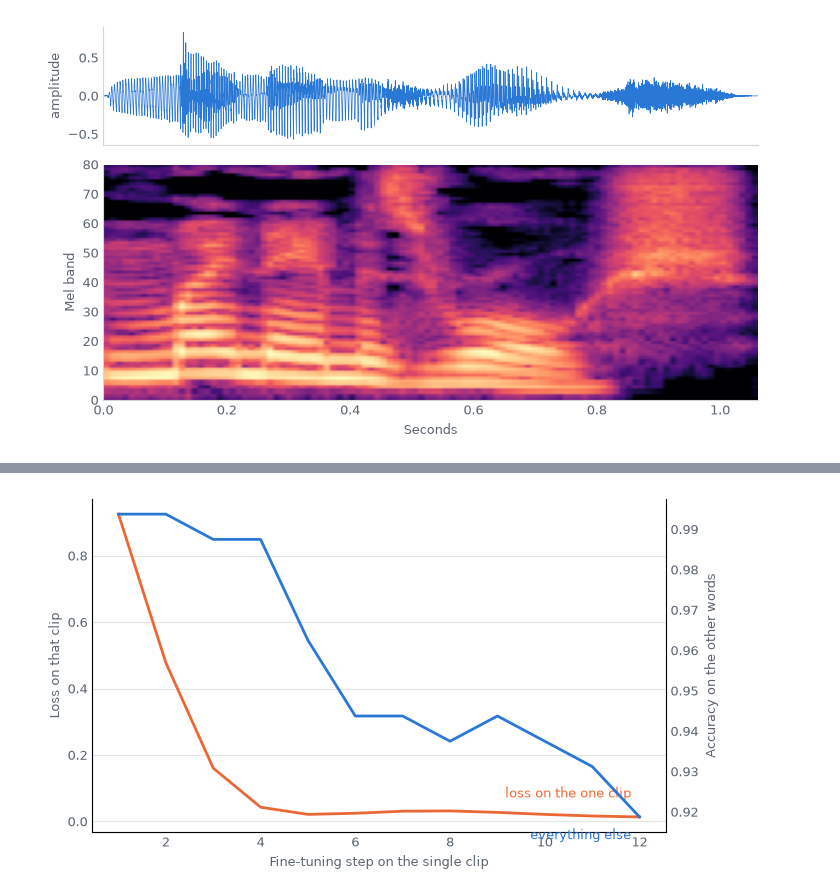
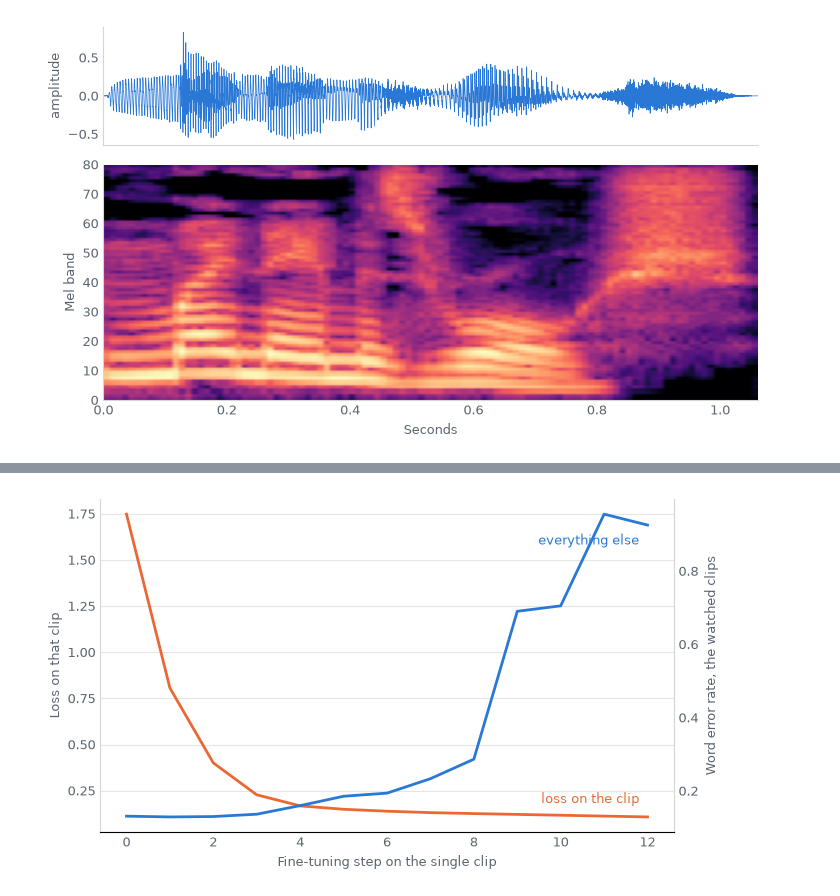
Before and after one commit to RoshBeed/roshbeed.github.io, a Jupyter notebook: posts/2026-07-06-fine-tuning-whisper/index.ipynb, the cells around one changed output, grey strips where cells are left out. Saved outputs shown, nothing was run; the diff lists cells and outputs as text; code cells hidden in the pictures.

```diff
--- a/posts/2026-07-06-fine-tuning-whisper/index.ipynb
+++ b/posts/2026-07-06-fine-tuning-whisper/index.ipynb
@@ -434,18 +267,0 @@ at once: the loss on the clip, and accuracy on everything else.
-# %%
-fine_tune = torch.optim.AdamW(model.parameters(), lr=1e-4)
-
-print(f"{'step':>5} {'loss':>10} {'hears':>8} {'clean accuracy':>16}")
-print(f"{0:>5} {'-':>10} {spell(transcribe(one_clip)[0].tolist()):>8} {accuracy():>15.1%}")
-
-steps, losses, clean = [], [], []
-for step in range(1, 13):
-    loss = nn.functional.cross_entropy(
-        model(one_clip, one_target[:, :-1]).reshape(-1, VOCAB), one_target[:, 1:].reshape(-1))
-    fine_tune.zero_grad()
-    loss.backward()
-    fine_tune.step()
-
-    steps.append(step); losses.append(loss.item()); clean.append(accuracy())
-    if step % 2 == 0:
-        print(f"{step:>5} {loss.item():>10.5f} {spell(transcribe(one_clip)[0].tolist()):>8} "
-              f"{clean[-1]:>15.1%}")
@@ -466,0 +353,7 @@ Both numbers on one chart, the clip's loss against everything else's accuracy:
+# %%
+scores = [(word_error_rate([i]), i) for i in range(12)]
+worst, chosen = max(scores)
+
+print(f"clip {chosen} is the worst of the first twelve, at {worst:.3f}")
+print(f"  reference:  {transcripts[chosen]}")
+print(f"  whisper:    {transcribe([chosen])[0].strip()}")
@@ -467,21 +475,25 @@ Both numbers on one chart, the clip's loss against everything else's accuracy:
 # %%
 #| label: fig-forget
-#| fig-cap: The fix lands almost immediately. Everything after that is the model memorising one clip at the expense of the other thirty-nine words.
-#| fig-alt: Two lines over twelve steps. The loss falls sharply to near zero within four steps; the clean accuracy line holds briefly then declines steadily.
+#| fig-cap: The fix lands within a few steps. Everything after that is the model memorising one clip at the expense of the clips it was never asked to change.
+#| fig-alt: Two lines over twelve fine-tuning steps. The loss on the single clip falls steeply towards zero in the first few steps; the word error rate on the other clips holds briefly and then climbs steadily.
+
+import matplotlib.pyplot as plt
 
 fig, ax = figure(height=4.0)
-ax.plot(steps, losses, color=COLOURS[1], linewidth=2)
+ax.plot(range(STEPS), naive_loss, color=COLOURS[1], linewidth=2)
 style_axes(ax, "Fine-tuning step on the single clip", "Loss on that clip")
-ax.annotate("loss on the one clip", xy=(steps[-1], losses[-1]), xytext=(-6, 14),
+ax.annotate("loss on the clip", xy=(STEPS - 1, naive_loss[-1]), xytext=(-6, 10),
             textcoords="offset points", ha="right", fontsize=9, color=COLOURS[1])
 
 right = ax.twinx()
-right.plot(steps, clean, color=COLOURS[0], linewidth=2)
-right.set_ylabel("Accuracy on the other words", color=MUTED, fontsize=9)
+right.plot(range(STEPS), naive_watched, color=COLOURS[0], linewidth=2)
+right.set_ylabel("Word error rate, the watched clips", color=MUTED, fontsize=9)
 right.tick_params(colors=MUTED, labelsize=9, length=0)
-right.spines["top"].set_visible(False)
-right.annotate("everything else", xy=(steps[-1], clean[-1]), xytext=(-6, -16),
+for side in ("top", "left"):
+    right.spines[side].set_visible(False)
+right.spines["right"].set_color(AXIS)
+right.annotate("everything else", xy=(STEPS - 1, naive_watched[-1]), xytext=(-6, -14),
                textcoords="offset points", ha="right", fontsize=9, color=COLOURS[0])
 fig.tight_layout()
 # %% [output]
-[figure, old version]
+[figure, new version]
```
Also changed, not shown: parts of 31 cells of this notebook.
